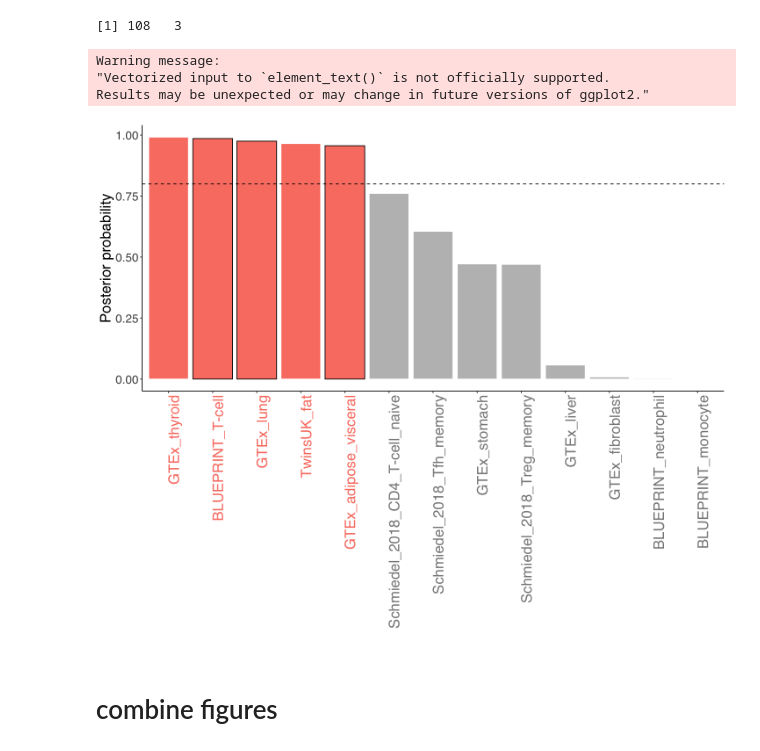
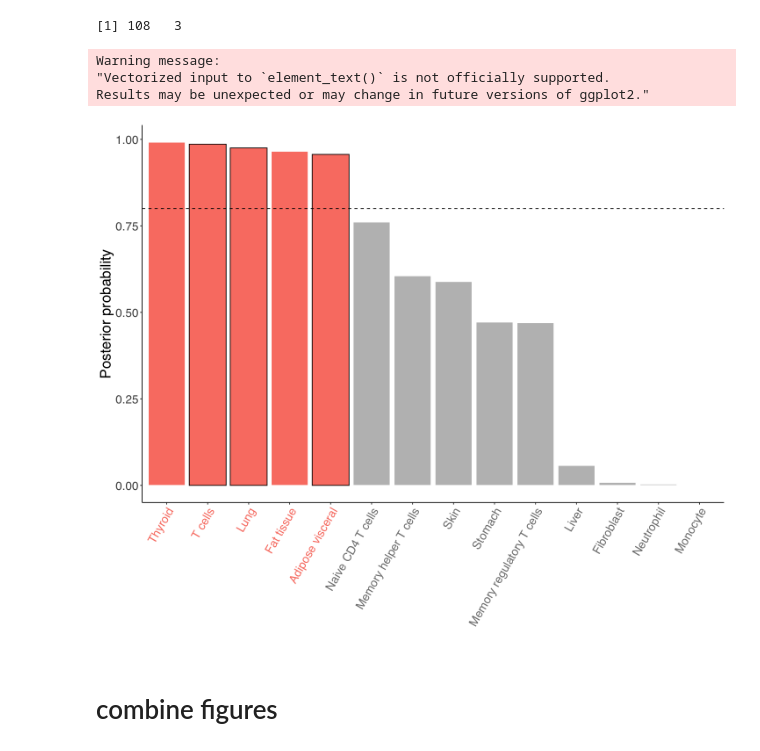
Before and after one commit to yang-luo-lab/TB-g2g, a Jupyter notebook: scripts/TBg2g_Fig3.ipynb, the cells around one changed output. Saved outputs shown, nothing was run; the diff lists cells and outputs as text; code cells hidden in the pictures.

```diff
--- a/scripts/TBg2g_Fig3.ipynb
+++ b/scripts/TBg2g_Fig3.ipynb
@@ -264,44 +281,61 @@ highlight_tissues <- c("BLUEPRINT_T-cell","GTEx_lung","GTEx_adipose_visceral")
 
 coloc_df$iscoloc <- ifelse(coloc_df$coloc_posterior > 0.8, "True", "False")
 coloc_df$highlight <- ifelse(coloc_df$RNAseq_dataset %in% highlight_tissues, "True", "False")
-
+#coloc_df %>% filter(coloc_posterior<0.7) %>%arrange(-coloc_posterior)
 # random select tissues for visualization
 selected_tissues <- c("GTEx_thyroid","BLUEPRINT_T-cell","GTEx_adipose_visceral","GTEx_lung","TwinsUK_fat",
                      "Schmiedel_2018_Treg_memory","GTEx_stomach","Schmiedel_2018_Tfh_memory",
-                      "Schmiedel_2018_CD4_T-cell_naive","Schmiedel_2018_Treg_memory",
-                     "GTEx_liver","BLUEPRINT_monocyte","BLUEPRINT_neutrophil","GTEx_fibroblast","GTEx_fibroblast")
+                      "Schmiedel_2018_CD4_T-cell_naive",
+                     "GTEx_liver","BLUEPRINT_monocyte","BLUEPRINT_neutrophil",
+                      "GTEx_fibroblast","TwinsUK_skin")
 
 pbar <- ggplot(data=coloc_df %>% filter(RNAseq_dataset %in% selected_tissues),
                aes(x=reorder(RNAseq_dataset, -coloc_posterior),y = coloc_posterior,
                                  fill = iscoloc, color=highlight)) + geom_bar(stat = "identity")
 
 
 
 pbar <-  pbar + scale_fill_manual(values = c("grey","salmon"),name="Posterior probability >0.8")
 
 
 pbar <- pbar + scale_color_manual(values = c("white","black"),guide="none")
 
 
 reorder_df <- coloc_df  %>% filter(RNAseq_dataset %in% selected_tissues) %>% arrange(-coloc_posterior)
-text.col <- ifelse(reorder_df$iscoloc=="True","salmon","grey54")
+text.col <- ifelse(reorder_df$iscoloc=="True","salmon","gray50")
 #text.col <- ifelse(reorder_df$highlight=="True","black",text.col)
 text.size <- ifelse(reorder_df$qtl_id %in% highlight_tissues,20,6)
 
-pbar <- pbar + theme(axis.text.x = element_text(angle = 90, vjust = 1, hjust=1,size=20,
+pbar <- pbar + theme(axis.text.x = element_text(angle = 60, vjust = 1, hjust=1,size=16,
                                                 colour = text.col))
 pbar <- pbar + geom_hline(yintercept=0.8, linetype="dashed", color = "black")
 
 
 pbar <- pbar + ylab("Posterior probability") +
     xlab("")
 
-pbar + theme(legend.position="none")
+# adding readable names
+pbar <- pbar + theme(legend.position="none") +
+    scale_x_discrete(labels=c("GTEx_thyroid" = "Thyroid",
+                              "BLUEPRINT_T-cell" = "T cells",
+                              "GTEx_adipose_visceral" = "Adipose visceral",
+                              "GTEx_lung" = "Lung",
+                              "TwinsUK_fat" = "Fat tissue",
+                     "Schmiedel_2018_Treg_memory" = "Memory regulatory T cells",
+                              "GTEx_stomach" = "Stomach",
+                              "Schmiedel_2018_Tfh_memory" = "Memory helper T cells",
+                      "Schmiedel_2018_CD4_T-cell_naive" = "Naive CD4 T cells",
+                     "GTEx_liver" = "Liver",
+                              "TwinsUK_skin" = "Skin",
+                              "BLUEPRINT_monocyte" = "Monocyte",
+                              "BLUEPRINT_neutrophil" = "Neutrophil",
+                              "GTEx_fibroblast" = "Fibroblast"))
+pbar
 # %% [output]
 Warning message:
 "Vectorized input to `element_text()` is not officially supported.
 Results may be unexpected or may change in future versions of ggplot2."
-[figure, old version]
+[figure, new version]
 # %% [markdown]
 # combine figures
 # %%
```
Also changed, not shown: parts of 10 cells of this notebook, 19 other files.
